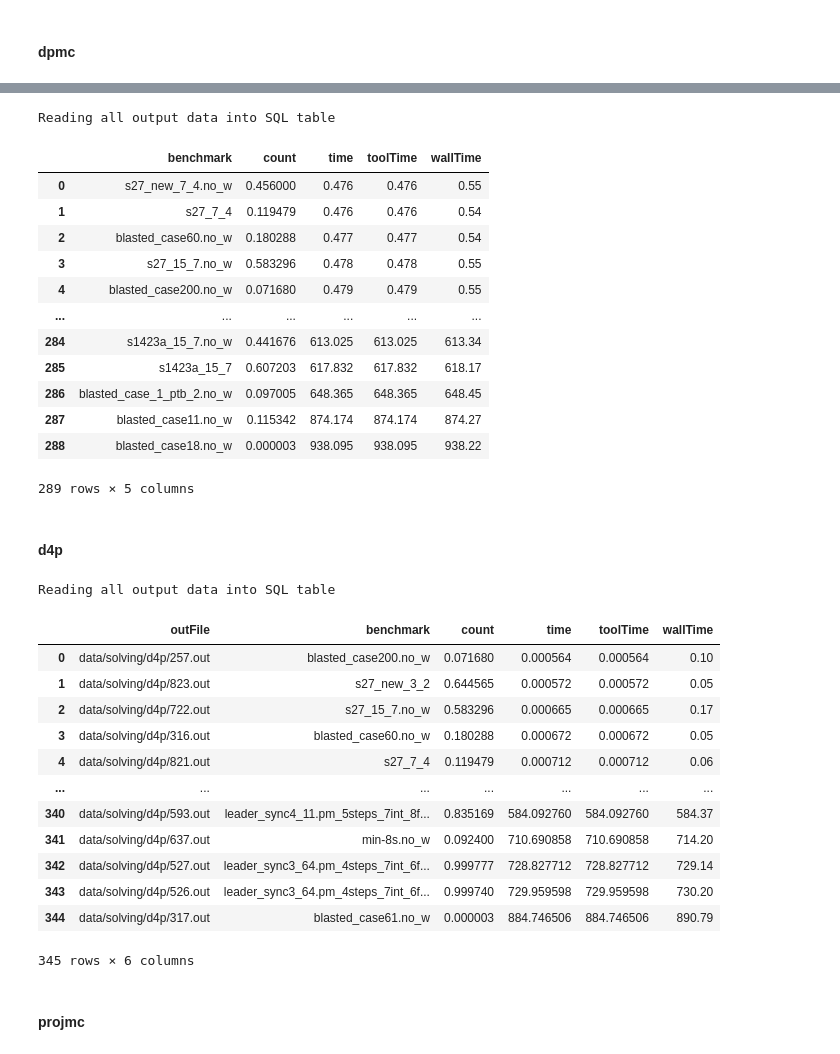
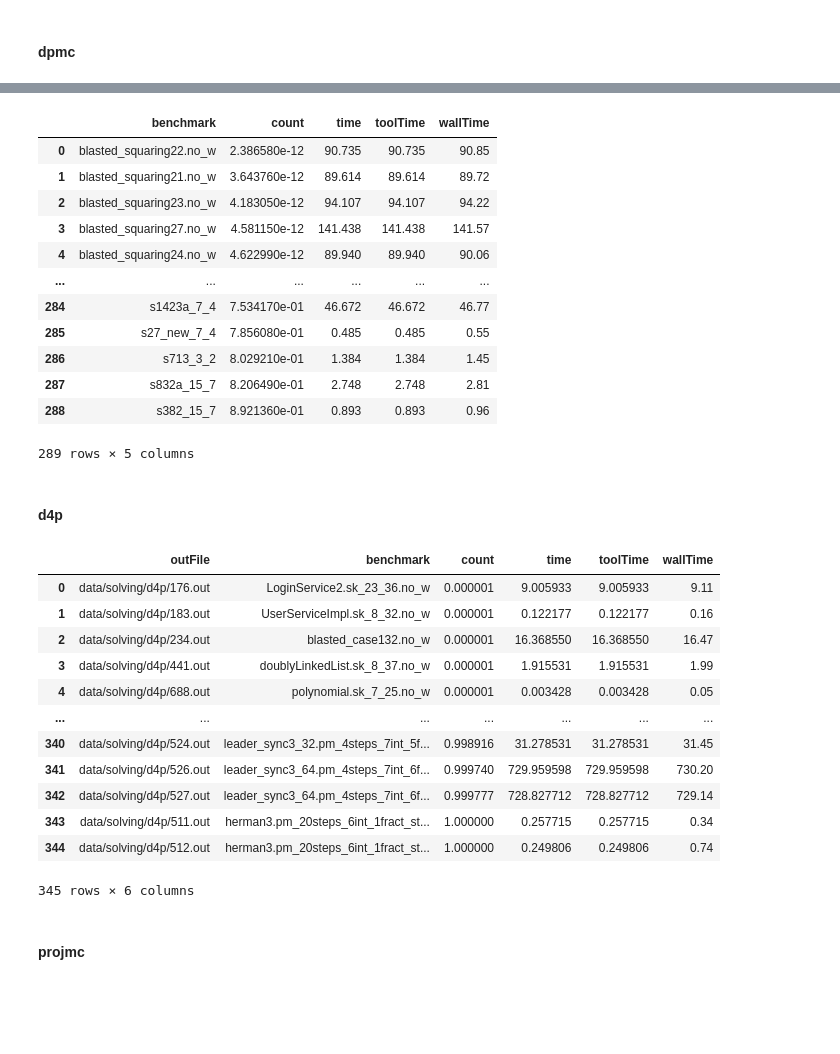
Before and after one commit to vardigroup/DPMC, a Jupyter notebook: experiments/procount.ipynb, the cells around one changed output, grey strips where cells are left out. Drawn from its saved outputs; the diff is of its cells as text; code cells hidden in the pictures; blank space fills up the shorter version.

```diff
--- a/experiments/procount.ipynb
+++ b/experiments/procount.ipynb
@@ -1329,25 +1308,24 @@ TCS_LP0 = DpmcExp(getNewDirPath(TCS_LP_DATA_PATH)).getInst()
 TCS_LP_TABLE = TCS_LP0.query('''
 select benchmark,count,time,toolTime,wallTime from data
 where time <= 1000 and count > 0
-order by time
+order by count
 ''')
 
 TCS_LP_TABLE
 # %% [output]
+|  | benchmark | count | time | toolTime | wallTime |
+| 0 | blasted_squaring22.no_w | 2.386580e-12 | 90.735 | 90.735 | 90.85 |
+| 1 | blasted_squaring21.no_w | 3.643760e-12 | 89.614 | 89.614 | 89.72 |
+| 2 | blasted_squaring23.no_w | 4.183050e-12 | 94.107 | 94.107 | 94.22 |
+| 3 | blasted_squaring27.no_w | 4.581150e-12 | 141.438 | 141.438 | 141.57 |
+| 4 | blasted_squaring24.no_w | 4.622990e-12 | 89.940 | 89.940 | 90.06 |
+| ... | ... | ... | ... | ... | ... |
+| 284 | s1423a_7_4 | 7.534170e-01 | 46.672 | 46.672 | 46.77 |
+| 285 | s27_new_7_4 | 7.856080e-01 | 0.485 | 0.485 | 0.55 |
+| 286 | s713_3_2 | 8.029210e-01 | 1.384 | 1.384 | 1.45 |
+| 287 | s832a_15_7 | 8.206490e-01 | 2.748 | 2.748 | 2.81 |
+| 288 | s382_15_7 | 8.921360e-01 | 0.893 | 0.893 | 0.96 |
-Reading all output data into SQL table
+289 rows × 5 columns
-|  | benchmark | count | time | toolTime | wallTime |
-| 0 | s27_new_7_4.no_w | 0.456000 | 0.476 | 0.476 | 0.55 |
-| 1 | s27_7_4 | 0.119479 | 0.476 | 0.476 | 0.54 |
-| 2 | blasted_case60.no_w | 0.180288 | 0.477 | 0.477 | 0.54 |
-| 3 | s27_15_7.no_w | 0.583296 | 0.478 | 0.478 | 0.55 |
-| 4 | blasted_case200.no_w | 0.071680 | 0.479 | 0.479 | 0.55 |
-| ... | ... | ... | ... | ... | ... |
-| 284 | s1423a_15_7.no_w | 0.441676 | 613.025 | 613.025 | 613.34 |
-| 285 | s1423a_15_7 | 0.607203 | 617.832 | 617.832 | 618.17 |
-| 286 | blasted_case_1_ptb_2.no_w | 0.097005 | 648.365 | 648.365 | 648.45 |
-| 287 | blasted_case11.no_w | 0.115342 | 874.174 | 874.174 | 874.27 |
-| 288 | blasted_case18.no_w | 0.000003 | 938.095 | 938.095 | 938.22 |
-289 rows × 5 columns
 # %% [markdown]
 #### d4p
 # %%
@@ -1392,30 +1370,29 @@ def writeNewProjmcOutFile(outFilePath, newOutFilePath):
 # %%
 # writeNewOutDir(D4P_DATA_PATH, writeNewD4pOutFile)
 
 D4P0 = D4pExp(getNewDirPath(D4P_DATA_PATH)).getInst()
 
 D4P_TABLE = D4P0.query('''
 select outFile,benchmark,count,time,toolTime,wallTime from data
 where time <= 1000 and count > 0
-order by time
+order by count
 ''') # 42 unsat benchmarks without toolTime and 74 underflows with toolTime
 
 D4P_TABLE
 # %% [output]
+|  | outFile | benchmark | count | time | toolTime | wallTime |
+| 0 | data/solving/d4p/176.out | LoginService2.sk_23_36.no_w | 0.000001 | 9.005933 | 9.005933 | 9.11 |
+| 1 | data/solving/d4p/183.out | UserServiceImpl.sk_8_32.no_w | 0.000001 | 0.122177 | 0.122177 | 0.16 |
+| 2 | data/solving/d4p/234.out | blasted_case132.no_w | 0.000001 | 16.368550 | 16.368550 | 16.47 |
+| 3 | data/solving/d4p/441.out | doublyLinkedList.sk_8_37.no_w | 0.000001 | 1.915531 | 1.915531 | 1.99 |
+| 4 | data/solving/d4p/688.out | polynomial.sk_7_25.no_w | 0.000001 | 0.003428 | 0.003428 | 0.05 |
+| ... | ... | ... | ... | ... | ... | ... |
+| 340 | data/solving/d4p/524.out | leader_sync3_32.pm_4steps_7int_5f... | 0.998916 | 31.278531 | 31.278531 | 31.45 |
+| 341 | data/solving/d4p/526.out | leader_sync3_64.pm_4steps_7int_6f... | 0.999740 | 729.959598 | 729.959598 | 730.20 |
+| 342 | data/solving/d4p/527.out | leader_sync3_64.pm_4steps_7int_6f... | 0.999777 | 728.827712 | 728.827712 | 729.14 |
+| 343 | data/solving/d4p/511.out | herman3.pm_20steps_6int_1fract_st... | 1.000000 | 0.257715 | 0.257715 | 0.34 |
+| 344 | data/solving/d4p/512.out | herman3.pm_20steps_6int_1fract_st... | 1.000000 | 0.249806 | 0.249806 | 0.74 |
-Reading all output data into SQL table
+345 rows × 6 columns
-|  | outFile | benchmark | count | time | toolTime | wallTime |
-| 0 | data/solving/d4p/257.out | blasted_case200.no_w | 0.071680 | 0.000564 | 0.000564 | 0.10 |
-| 1 | data/solving/d4p/823.out | s27_new_3_2 | 0.644565 | 0.000572 | 0.000572 | 0.05 |
-| 2 | data/solving/d4p/722.out | s27_15_7.no_w | 0.583296 | 0.000665 | 0.000665 | 0.17 |
-| 3 | data/solving/d4p/316.out | blasted_case60.no_w | 0.180288 | 0.000672 | 0.000672 | 0.05 |
-| 4 | data/solving/d4p/821.out | s27_7_4 | 0.119479 | 0.000712 | 0.000712 | 0.06 |
-| ... | ... | ... | ... | ... | ... | ... |
-| 340 | data/solving/d4p/593.out | leader_sync4_11.pm_5steps_7int_8f... | 0.835169 | 584.092760 | 584.092760 | 584.37 |
-| 341 | data/solving/d4p/637.out | min-8s.no_w | 0.092400 | 710.690858 | 710.690858 | 714.20 |
-| 342 | data/solving/d4p/527.out | leader_sync3_64.pm_4steps_7int_6f... | 0.999777 | 728.827712 | 728.827712 | 729.14 |
-| 343 | data/solving/d4p/526.out | leader_sync3_64.pm_4steps_7int_6f... | 0.999740 | 729.959598 | 729.959598 | 730.20 |
-| 344 | data/solving/d4p/317.out | blasted_case61.no_w | 0.000003 | 884.746506 | 884.746506 | 890.79 |
-345 rows × 6 columns
 # %% [markdown]
 #### projmc
 # %%
```
Also changed, not shown: parts of 42 cells of this notebook, 1 other file.
